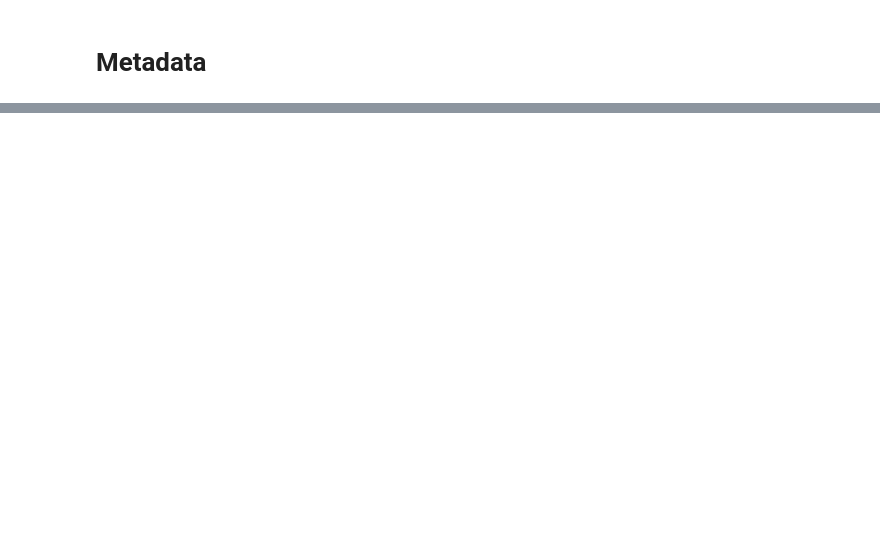
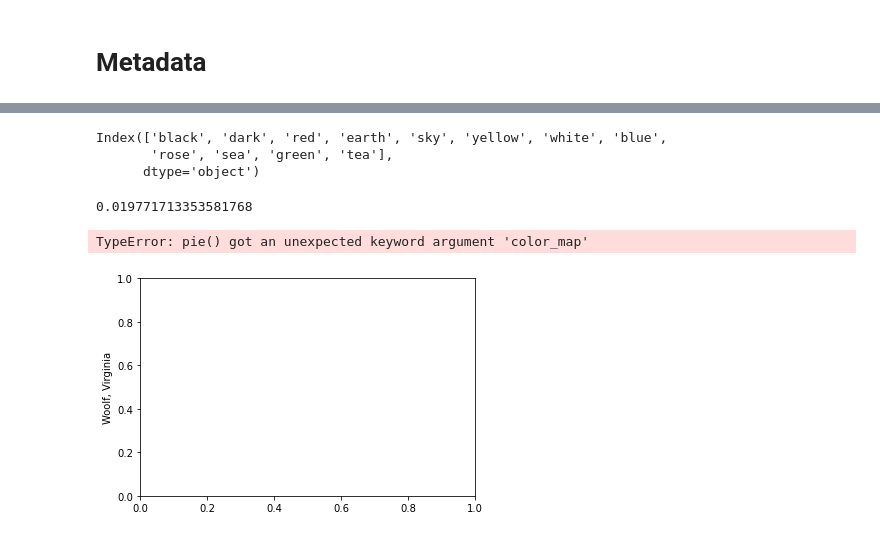
Before and after one commit to JonathanReeve/dissertation, a Jupyter notebook: 04-colors/pg-analysis-py/colorAverages.ipynb, the cells around one changed output, grey strips where cells are left out. Saved outputs shown, nothing was run; the diff lists cells and outputs as text; code cells hidden in the pictures; blank space fills up the shorter version.

Commit message:
tweaks to color associations section

```diff
--- a/04-colors/pg-analysis-py/colorAverages.ipynb
+++ b/04-colors/pg-analysis-py/colorAverages.ipynb
@@ -93,4 +93,4 @@ Name: avg, Length: 796, dtype: object
 # %%
 df['avg'].to_json('averages.json')
 # %%
-df['pgId'] = df.index.str.split('-')[-1]
+df['pgId'] = [fn[-1] for fn in df.index.str.split('-')]
@@ -116,0 +113,13 @@ df
+# %%
+dfAuthor = df.groupby('author').mean()
+# %%
+for i, row in dfAuthor.iterrows():
+    data = row[row.notna()].to_dict()
+    hexes = {}
+    for color, prop in data.items():
+        colorHex = xkcdMap.get(color)
+        if colorHex is None:
+            continue
+        hexes[colorHex[1:]] = prop
+    avg = combineHexes(hexes)
+    dfAuthor.loc[i, 'avg'] = avg
@@ -116,0 +196,20 @@ df
+# %%
+def commonColorsByAuthor(author):
+    threshold = dfAuthor.loc[author].sum() * 0.03
+    return dfAuthor.loc[author][dfAuthor.loc[author] > threshold]
+# %%
+dfWoolf = commonColorsByAuthor('Woolf, Virginia')
+dfWoolf.index
+# %% [output]
+Index(['black', 'dark', 'red', 'earth', 'sky', 'yellow', 'white', 'blue',
+       'rose', 'sea', 'green', 'tea'],
+      dtype='object')
+# %%
+dfAuthor.loc['Wilde, Oscar'].sum()
+# %% [output]
+0.019771713353581768
+# %%
+commonColorsByAuthor('Woolf, Virginia')
+# %% [output]
+TypeError: pie() got an unexpected keyword argument 'color_map'
+[figure, added]
```
Also changed, not shown: parts of 14 cells of this notebook, 19 other files.
